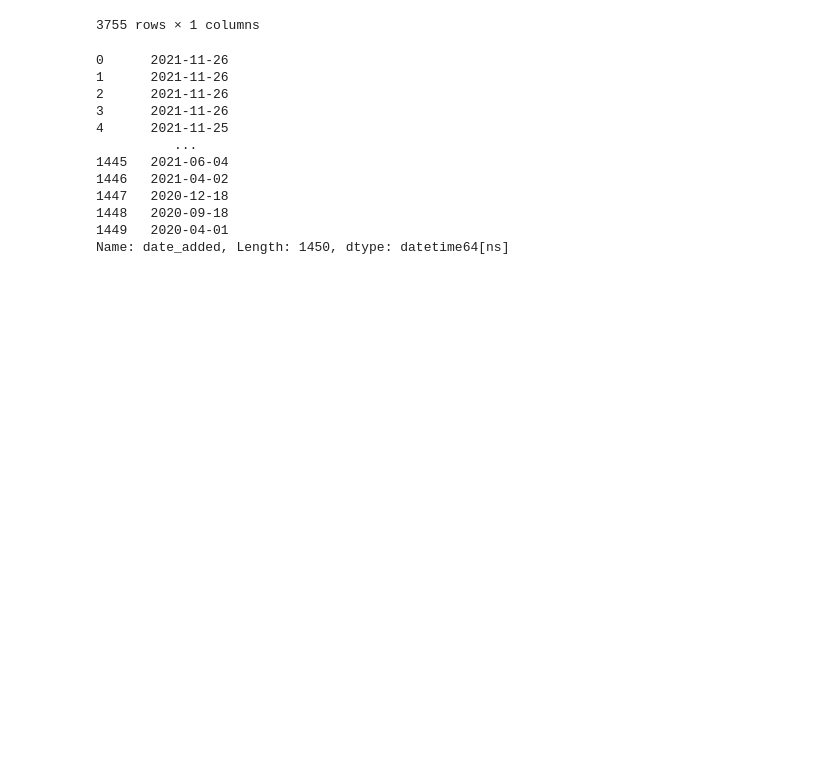
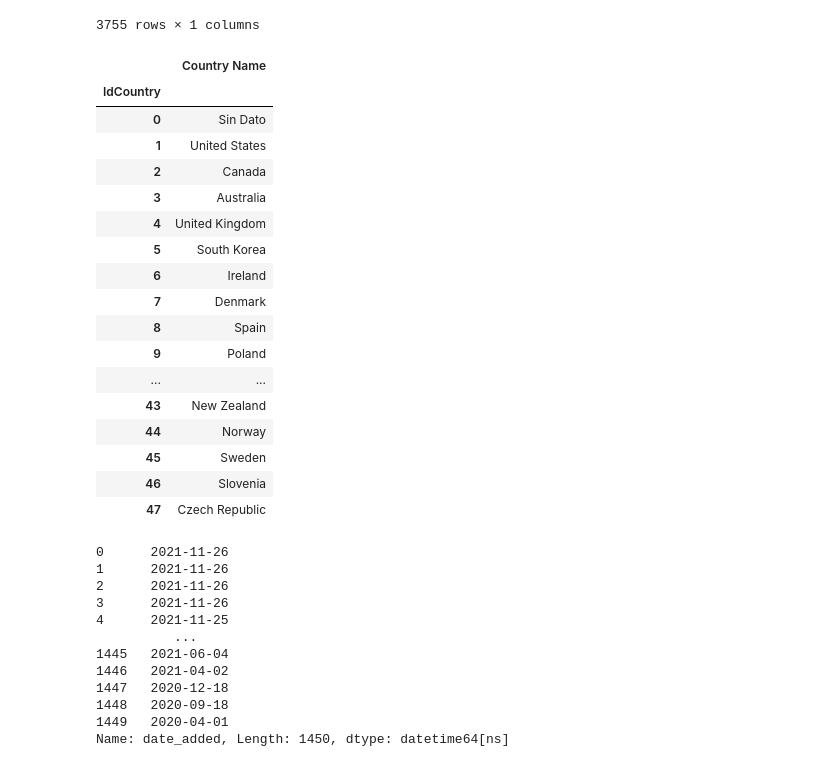
Before and after one commit to fcori47/PI01_DATA05, a Jupyter notebook: pi_engineer.ipynb, the cells around one changed output. Saved outputs shown, nothing was run; the diff lists cells and outputs as text; code cells hidden in the pictures; blank space fills up the shorter version.

```diff
--- a/pi_engineer.ipynb
+++ b/pi_engineer.ipynb
@@ -299,6 +343,42 @@ all_disney_cast_df
 | 3753 | Archie Panjabi |
 | 3754 | Shaznay Lewis |
 3755 rows × 1 columns
+# %%
+#Se crea una tabla de 'country' para el dataframe de Disney+, con los distintos países
+
+disney_plus_titles.country = disney_plus_titles.country.fillna('Sin Dato')
+
+all_disney_countrys = []
+
+for country in disney_plus_titles.country:
+    splited_countrys = country.split(',')
+    for clean_country in splited_countrys:
+        all_disney_countrys.append(clean_country.strip())
+
+all_disney_countrys = pd.Series(all_disney_countrys)
+all_disney_countrys = pd.unique(all_disney_countrys)
+all_disney_countrys_df = pd.DataFrame({'IdCountry': np.arange(len(all_disney_countrys)), 'Country Name': all_disney_countrys})
+all_disney_countrys_df.set_index('IdCountry', inplace=True)
+all_disney_countrys_df
+# %% [output]
+|  | Country Name |
+| IdCountry |  |
+| 0 | Sin Dato |
+| 1 | United States |
+| 2 | Canada |
+| 3 | Australia |
+| 4 | United Kingdom |
+| 5 | South Korea |
+| 6 | Ireland |
+| 7 | Denmark |
+| 8 | Spain |
+| 9 | Poland |
+| ... | ... |
+| 43 | New Zealand |
+| 44 | Norway |
+| 45 | Sweden |
+| 46 | Slovenia |
+| 47 | Czech Republic |
 # %%
 #Se cambia el formato de la columna 'date_added' a datetime
 
```
Also changed, not shown: parts of 20 cells of this notebook.
